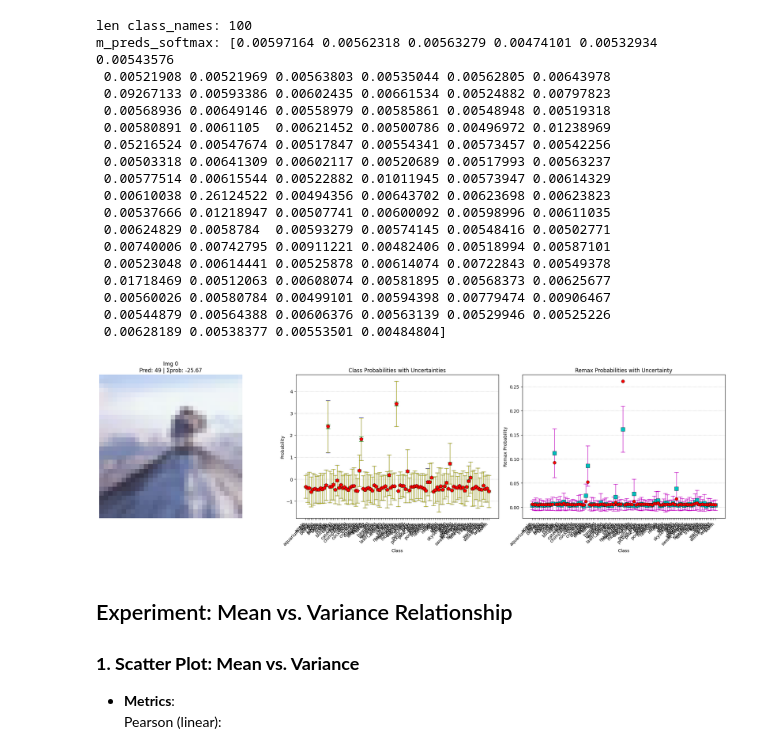
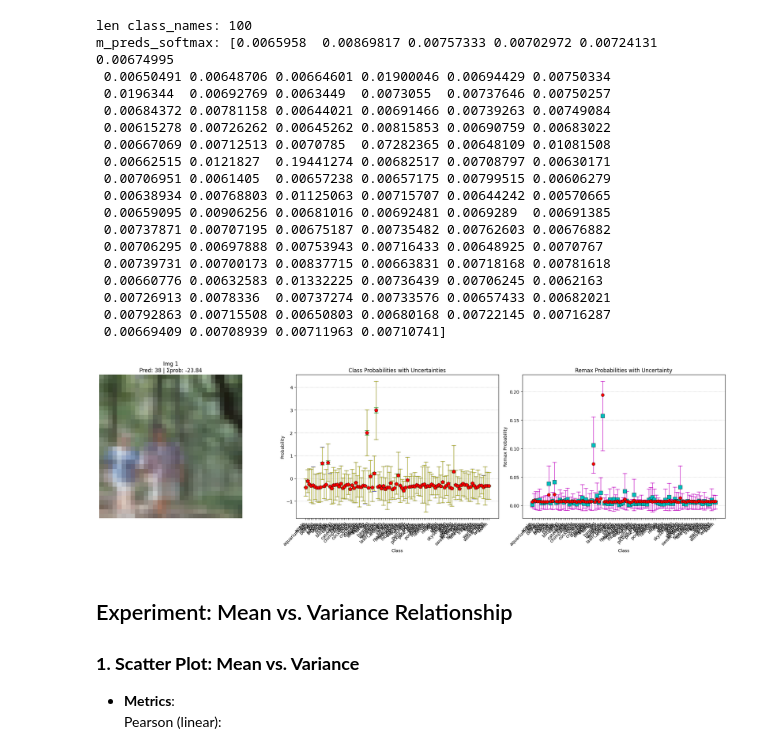
Before and after one commit to miquelflorensa/cuTAGI, a Jupyter notebook: examples/cifar100_logits.ipynb, the cells around one changed output. Saved outputs shown, nothing was run; the diff lists cells and outputs as text; code cells hidden in the pictures.

```diff
--- a/examples/cifar100_logits.ipynb
+++ b/examples/cifar100_logits.ipynb
@@ -483,52 +483,52 @@ def plot_class_uncertainty(image_idx, images, m_preds, v_preds, v_preds_epistemi
     # ax_remax.set_xlim(-0.5, 9.5)
     ax_remax.grid(True, axis='y', linestyle=':')
     ax_remax.set_xlabel('Class')
     ax_remax.set_ylabel('Remax Probability')
     ax_remax.set_title('Remax Probabilities with Uncertainty')
 
     # Remax plot legend
     remax_legend = [
         Line2D([0], [0], marker='s', color='w', label='Remax μ',
               markerfacecolor='c', markersize=10),
         Line2D([0], [0], color='m', lw=2, label='μ ± σ_remax')
     ]
     # ax_remax.legend(handles=remax_legend, loc='upper right')
 
     plt.tight_layout()
     plt.subplots_adjust(bottom=0.15)
     plt.show()
 
 
 # Sort the images by their aleatoric uncertainty
 sorted_indices = np.argsort([v_preds_aleatoric[i][0] for i in range(len(v_preds_aleatoric))])
 top_5_indices = sorted_indices[-100:]
 
 # print("m_preds:", m_preds[6])
 # print("v_preds:", v_preds[6])
 
-plot_class_uncertainty(0, images, m_preds, v_preds, v_preds_epistemic, v_preds_aleatoric)
+plot_class_uncertainty(1, images, m_preds, v_preds, v_preds_epistemic, v_preds_aleatoric)
 # for i in top_5_indices:
 #     plot_class_uncertainty(i, images, m_preds, v_preds, v_preds_epistemic, v_preds_aleatoric)
 # %% [output]
 len class_names: 100
-m_preds_softmax: [0.00597164 0.00562318 0.00563279 0.00474101 0.00532934 0.00543576
- 0.00521908 0.00521969 0.00563803 0.00535044 0.00562805 0.00643978
- 0.09267133 0.00593386 0.00602435 0.00661534 0.00524882 0.00797823
- 0.00568936 0.00649146 0.00558979 0.00585861 0.00548948 0.00519318
- 0.00580891 0.0061105  0.00621452 0.00500786 0.00496972 0.01238969
- 0.05216524 0.00547674 0.00517847 0.00554341 0.00573457 0.00542256
- 0.00503318 0.00641309 0.00602117 0.00520689 0.00517993 0.00563237
- 0.00577514 0.00615544 0.00522882 0.01011945 0.00573947 0.00614329
- 0.00610038 0.26124522 0.00494356 0.00643702 0.00623698 0.00623823
- 0.00537666 0.01218947 0.00507741 0.00600092 0.00598996 0.00611035
- 0.00624829 0.0058784  0.00593279 0.00574145 0.00548416 0.00502771
- 0.00740006 0.00742795 0.00911221 0.00482406 0.00518994 0.00587101
- 0.00523048 0.00614441 0.00525878 0.00614074 0.00722843 0.00549378
- 0.01718469 0.00512063 0.00608074 0.00581895 0.00568373 0.00625677
- 0.00560026 0.00580784 0.00499101 0.00594398 0.00779474 0.00906467
- 0.00544879 0.00564388 0.00606376 0.00563139 0.00529946 0.00525226
- 0.00628189 0.00538377 0.00553501 0.00484804]
+m_preds_softmax: [0.0065958  0.00869817 0.00757333 0.00702972 0.00724131 0.00674995
+ 0.00650491 0.00648706 0.00664601 0.01900046 0.00694429 0.00750334
+ 0.0196344  0.00692769 0.0063449  0.0073055  0.00737646 0.00750257
+ 0.00684372 0.00781158 0.00644021 0.00691466 0.00739263 0.00749084
+ 0.00615278 0.00726262 0.00645262 0.00815853 0.00690759 0.00683022
+ 0.00667069 0.00712513 0.0070785  0.07282365 0.00648109 0.01081508
+ 0.00662515 0.0121827  0.19441274 0.00682517 0.00708797 0.00630171
+ 0.00706951 0.0061405  0.00657238 0.00657175 0.00799515 0.00606279
+ 0.00638934 0.00768803 0.01125063 0.00715707 0.00644242 0.00570665
+ 0.00659095 0.00906256 0.00681016 0.00692481 0.0069289  0.00691385
+ 0.00737871 0.00707195 0.00675187 0.00735482 0.00762603 0.00676882
+ 0.00706295 0.00697888 0.00753943 0.00716433 0.00648925 0.0070767
+ 0.00739731 0.00700173 0.00837715 0.00663831 0.00718168 0.00781618
+ 0.00660776 0.00632583 0.01332225 0.00736439 0.00706245 0.0062163
+ 0.00726913 0.0078336  0.00737274 0.00733576 0.00657433 0.00682021
+ 0.00792863 0.00715508 0.00650803 0.00680168 0.00722145 0.00716287
+ 0.00669409 0.00708939 0.00711963 0.00710741]
-[figure, old version]
+[figure, new version]
 # %%
 mA = {}
 s2A = {}
```
Also changed, not shown: parts of 2 cells of this notebook, 3 other files.
